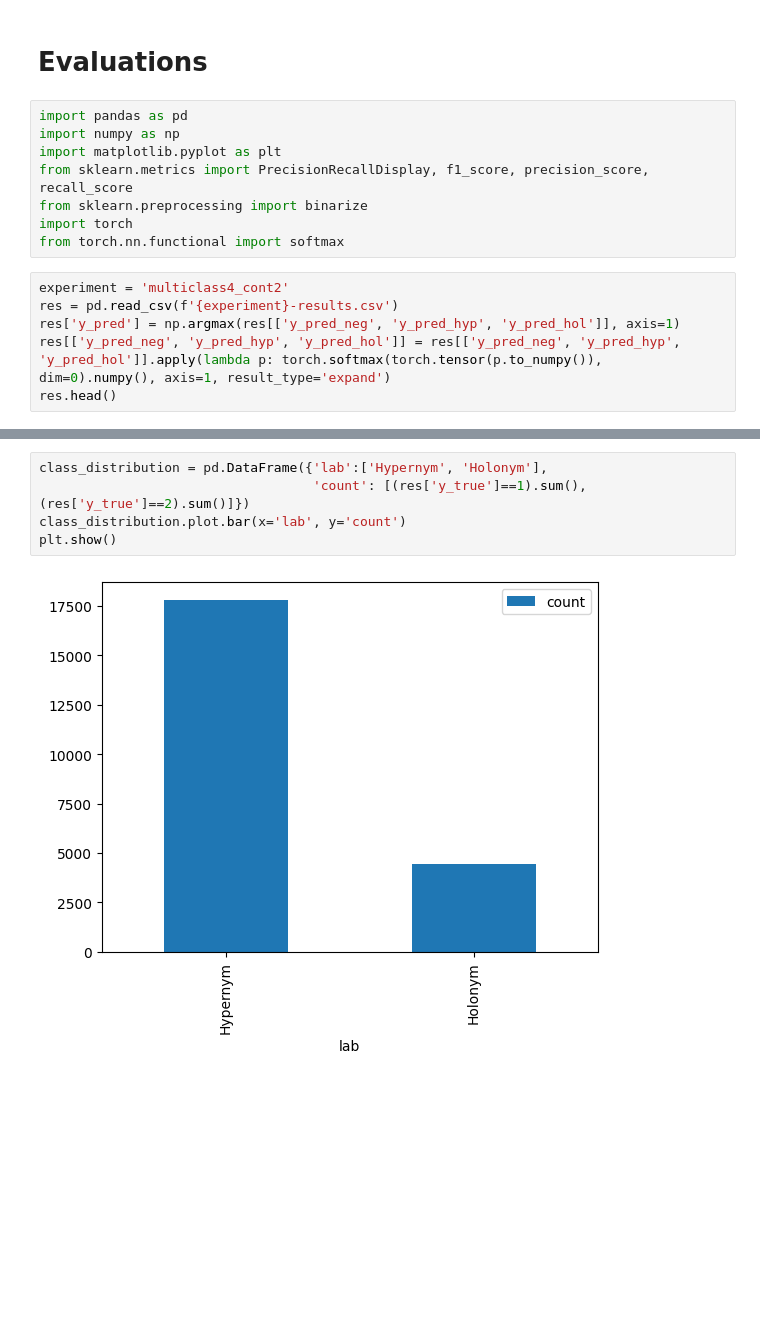
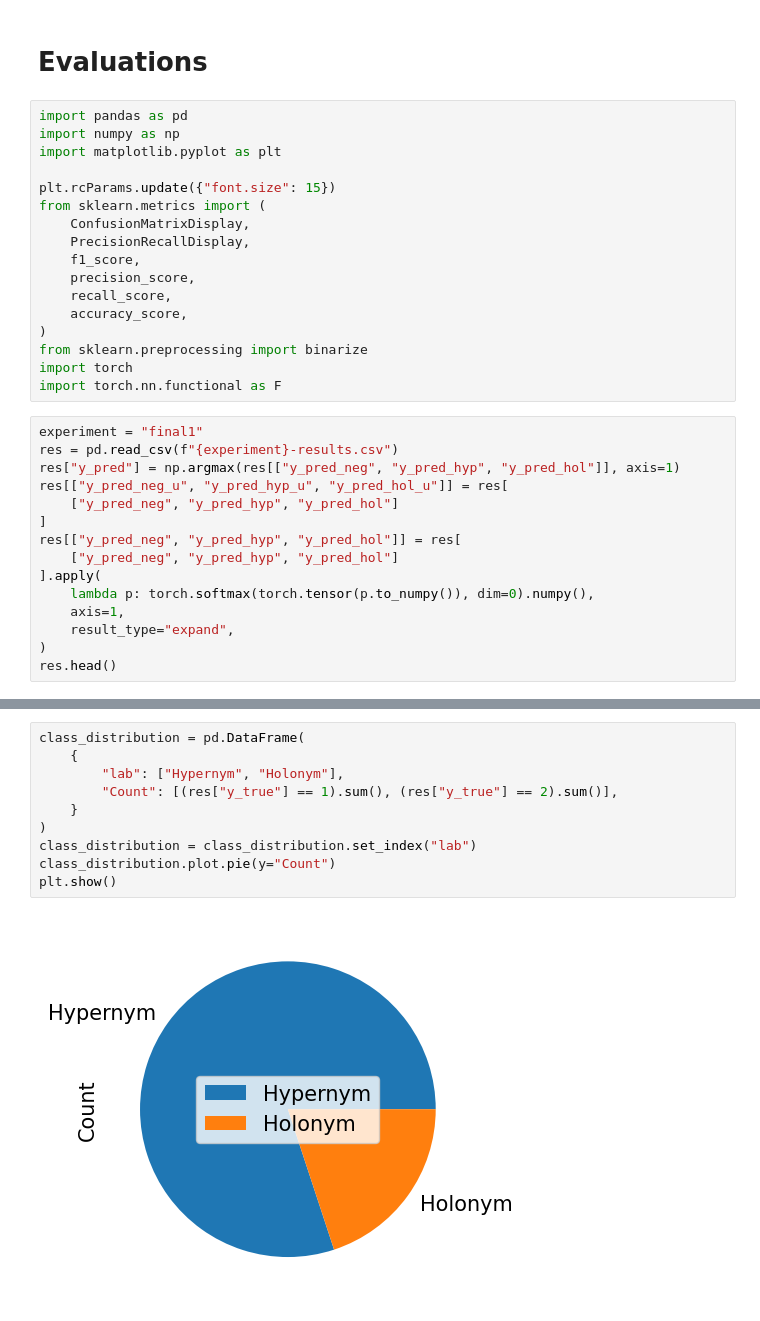
Before and after one commit to jpelayx/nlp, a Jupyter notebook: model.ipynb, the cells around one changed output, grey strips where cells are left out. Drawn from its saved outputs; the diff is of its cells as text; blank space fills up the shorter version.

```diff
--- a/model.ipynb
+++ b/model.ipynb
@@ -233,14 +223,32 @@ Data(edge_index=[2, 111276], edge_type=[111276], token_ids=[91294, 147], token_m
 import pandas as pd
 import numpy as np
 import matplotlib.pyplot as plt
-from sklearn.metrics import PrecisionRecallDisplay, f1_score, precision_score, recall_score
+
+plt.rcParams.update({"font.size": 15})
+from sklearn.metrics import (
+    ConfusionMatrixDisplay,
+    PrecisionRecallDisplay,
+    f1_score,
+    precision_score,
+    recall_score,
+    accuracy_score,
+)
 from sklearn.preprocessing import binarize
 import torch
-from torch.nn.functional import softmax
+import torch.nn.functional as F
 # %%
-experiment = 'multiclass4_cont2'
-res = pd.read_csv(f'{experiment}-results.csv')
-res['y_pred'] = np.argmax(res[['y_pred_neg', 'y_pred_hyp', 'y_pred_hol']], axis=1)
-res[['y_pred_neg', 'y_pred_hyp', 'y_pred_hol']] = res[['y_pred_neg', 'y_pred_hyp', 'y_pred_hol']].apply(lambda p: torch.softmax(torch.tensor(p.to_numpy()), dim=0).numpy(), axis=1, result_type='expand')
+experiment = "final1"
+res = pd.read_csv(f"{experiment}-results.csv")
+res["y_pred"] = np.argmax(res[["y_pred_neg", "y_pred_hyp", "y_pred_hol"]], axis=1)
+res[["y_pred_neg_u", "y_pred_hyp_u", "y_pred_hol_u"]] = res[
+    ["y_pred_neg", "y_pred_hyp", "y_pred_hol"]
+]
+res[["y_pred_neg", "y_pred_hyp", "y_pred_hol"]] = res[
+    ["y_pred_neg", "y_pred_hyp", "y_pred_hol"]
+].apply(
+    lambda p: torch.softmax(torch.tensor(p.to_numpy()), dim=0).numpy(),
+    axis=1,
+    result_type="expand",
+)
 res.head()
 # %% [output]
@@ -267,7 +299,12 @@ plt.show()
 # %%
-class_distribution = pd.DataFrame({'lab':['Hypernym', 'Holonym'],
-                                   'count': [(res['y_true']==1).sum(), (res['y_true']==2).sum()]})
-class_distribution.plot.bar(x='lab', y='count')
+class_distribution = pd.DataFrame(
+    {
+        "lab": ["Hypernym", "Holonym"],
+        "Count": [(res["y_true"] == 1).sum(), (res["y_true"] == 2).sum()],
+    }
+)
+class_distribution = class_distribution.set_index("lab")
+class_distribution.plot.pie(y="Count")
 plt.show()
 # %% [output]
-[figure, old version]
+[figure, new version]
```
Also changed, not shown: parts of 53 cells of this notebook, 2 other files.
